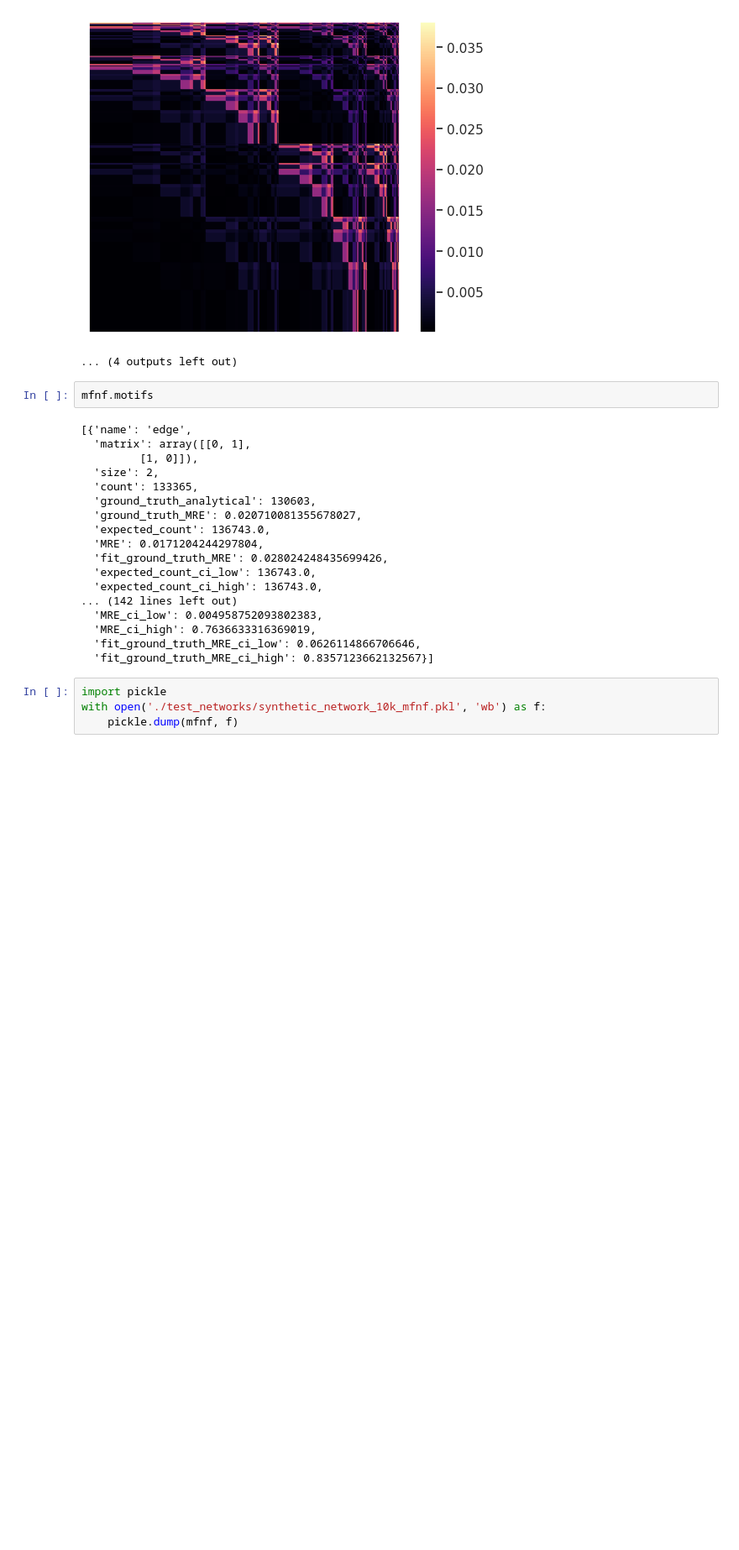
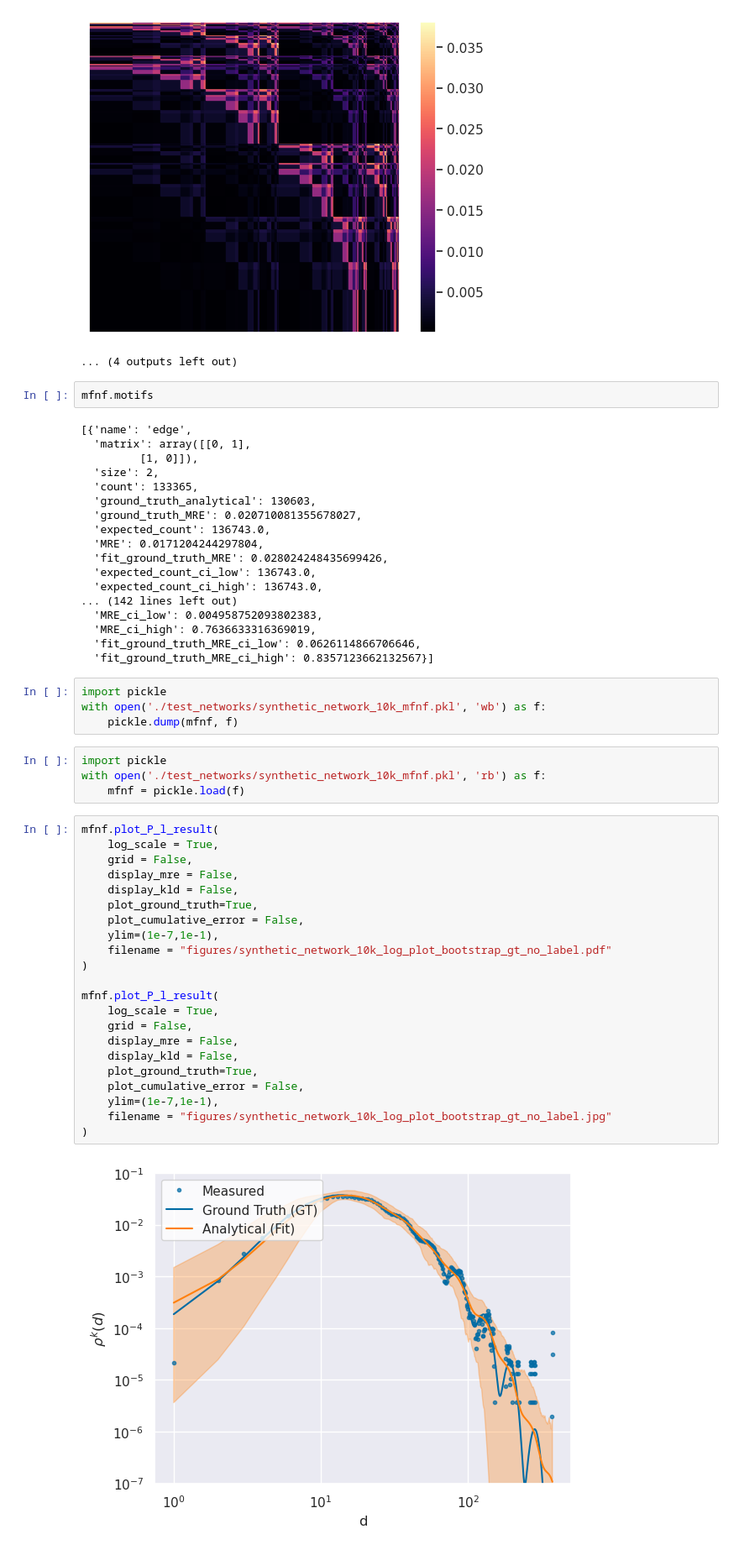
Before and after one commit to baskayj/multifractal_networks, a Jupyter notebook: 10k_nodes_synthetic_network.ipynb, the cells around one changed output. Shown at 84% size. Saved outputs shown, nothing was run; the diff lists cells and outputs as text; blank space fills up the shorter version.

```diff
--- a/10k_nodes_synthetic_network.ipynb
+++ b/10k_nodes_synthetic_network.ipynb
@@ -350,3 +362,31 @@ mfnf.motifs
 import pickle
 with open('./test_networks/synthetic_network_10k_mfnf.pkl', 'wb') as f:
     pickle.dump(mfnf, f)
+# %%
+import pickle
+with open('./test_networks/synthetic_network_10k_mfnf.pkl', 'rb') as f:
+    mfnf = pickle.load(f)
+# %%
+mfnf.plot_P_l_result(
+    log_scale = True,
+    grid = False,
+    display_mre = False,
+    display_kld = False,
+    plot_ground_truth=True,
+    plot_cumulative_error = False,
+    ylim=(1e-7,1e-1),
+    filename = "figures/synthetic_network_10k_log_plot_bootstrap_gt_no_label.pdf"
+)
+
+mfnf.plot_P_l_result(
+    log_scale = True,
+    grid = False,
+    display_mre = False,
+    display_kld = False,
+    plot_ground_truth=True,
+    plot_cumulative_error = False,
+    ylim=(1e-7,1e-1),
+    filename = "figures/synthetic_network_10k_log_plot_bootstrap_gt_no_label.jpg"
+)
+# %% [output]
+[figure, added]
```
Also changed, not shown: parts of 5 cells of this notebook, 19 other files.
